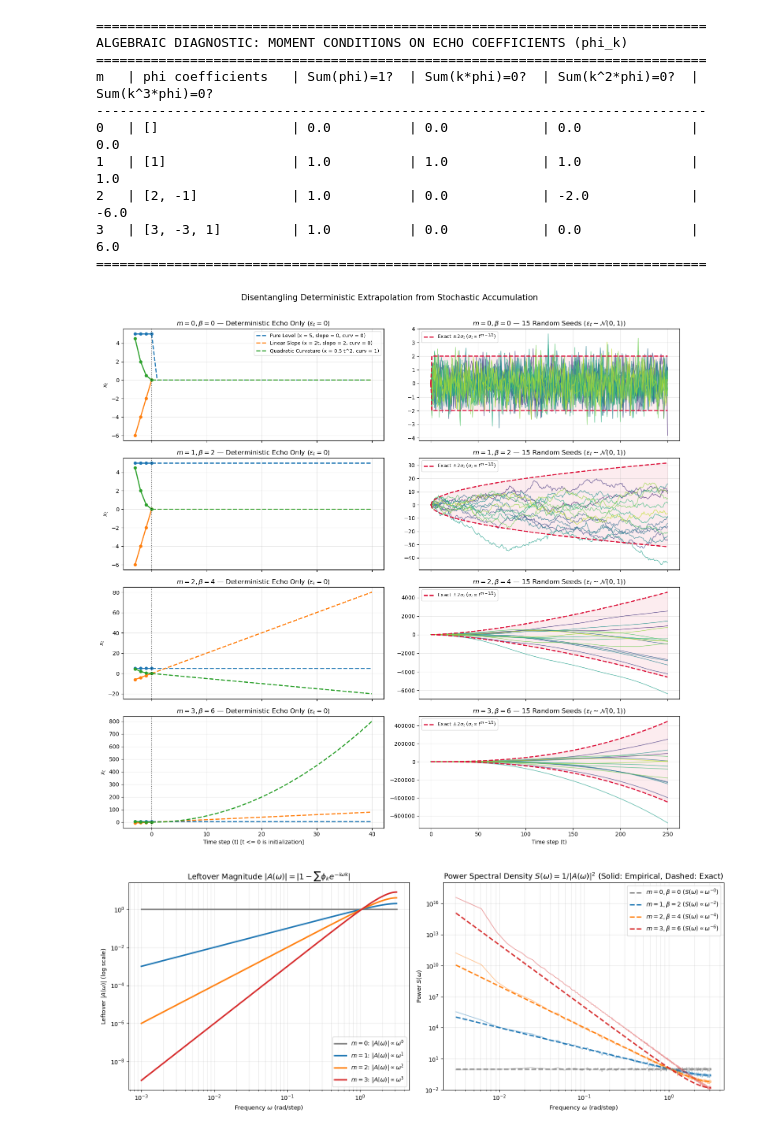
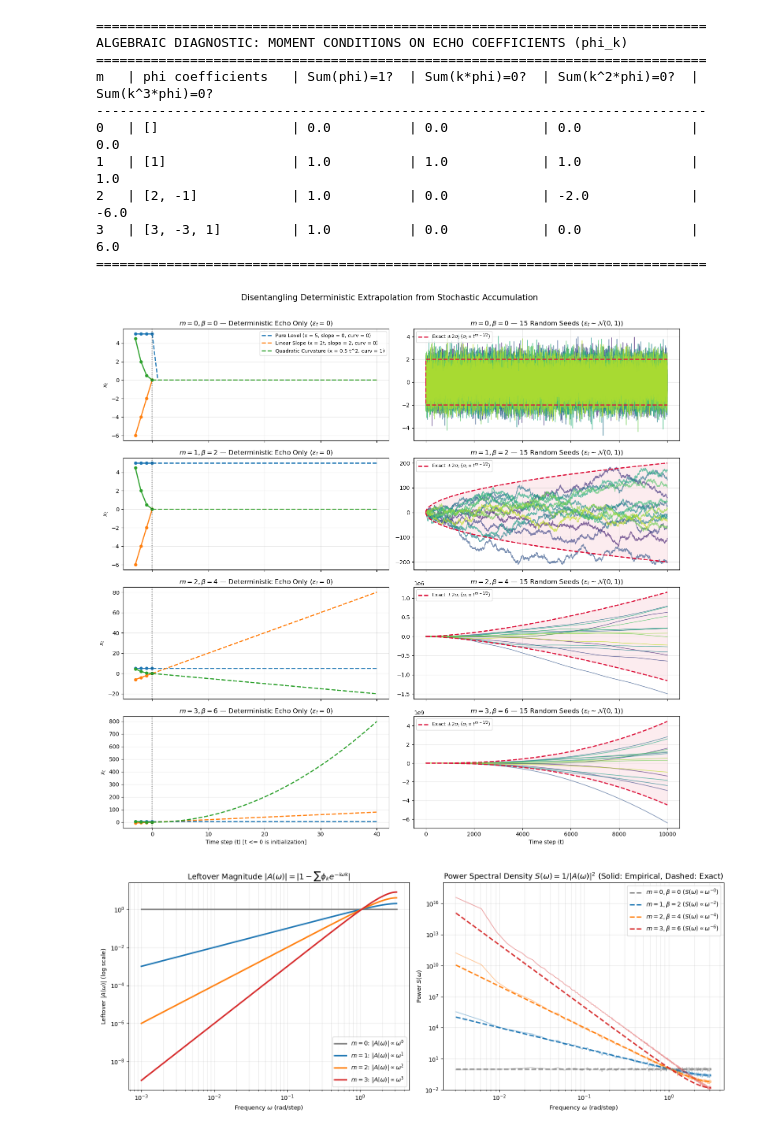
Before and after one commit to A-Potthoff/lab_rotation_1_Levina_Lab, a Jupyter notebook: notebooks/visualize_AR_models.ipynb, the cells around one changed output. Drawn from its saved outputs; the diff is of its cells as text; code cells hidden in the pictures.

```diff
--- a/notebooks/visualize_AR_models.ipynb
+++ b/notebooks/visualize_AR_models.ipynb
@@ -14,7 +14,7 @@ verify_moment_conditions(max_m=3)
 # =====================================================================
 
 n_steps_det = 40    # Shorter horizon to clearly see polynomial extrapolation
-n_steps_stoch = 250 # Horizon for stochastic ensemble
+n_steps_stoch = 10000 # Horizon for stochastic ensemble
 n_seeds = 15        # Number of independent random seeds per model
 
 # Initial histories of length 4 (t = -3, -2, -1, 0) to clearly define
@@ -139,32 +139,32 @@ for m, col in zip(range(4), model_colors):
     ax_psd.loglog(freqs_fft, psd_emp, color=col, alpha=0.45, linewidth=1.2)
     ax_psd.loglog(freqs_fft, psd_theo, color=col, linestyle="--", linewidth=2.2,
                   label=rf"$m={m}, \beta={beta}$ ($S(\omega) \propto \omega^{{-{beta}}}$)")
 
 ax_leftover.set_title(r"Leftover Magnitude $|A(\omega)| = |1 - \sum \phi_k e^{-i\omega k}|$", fontsize=13)
 ax_leftover.set_xlabel(r"Frequency $\omega$ (rad/step)")
 ax_leftover.set_ylabel(r"Leftover $|A(\omega)|$ (log scale)")
 ax_leftover.grid(True, which="both", alpha=0.3)
 ax_leftover.legend(fontsize=10)
 
 ax_psd.set_title(r"Power Spectral Density $S(\omega) = 1 / |A(\omega)|^2$ (Solid: Empirical, Dashed: Exact)", fontsize=13)
 ax_psd.set_xlabel(r"Frequency $\omega$ (rad/step)")
 ax_psd.set_ylabel(r"Power $S(\omega)$")
 ax_psd.set_ylim(1e-2, 1e18)
 ax_psd.grid(True, which="both", alpha=0.3)
 ax_psd.legend(fontsize=10)
 
 fig2.tight_layout()
 plt.show()
 # %% [output]
 ==============================================================================
 ALGEBRAIC DIAGNOSTIC: MOMENT CONDITIONS ON ECHO COEFFICIENTS (phi_k)
 ==============================================================================
 m   | phi coefficients   | Sum(phi)=1?  | Sum(k*phi)=0?  | Sum(k^2*phi)=0?  | Sum(k^3*phi)=0?
 ------------------------------------------------------------------------------
 0   | []                 | 0.0          | 0.0            | 0.0              | 0.0
 1   | [1]                | 1.0          | 1.0            | 1.0              | 1.0
 2   | [2, -1]            | 1.0          | 0.0            | -2.0             | -6.0
 3   | [3, -3, 1]         | 1.0          | 0.0            | 0.0              | 6.0
 ==============================================================================
-[figure, old version]
+[figure, new version]
 [figure]
```
Also changed, not shown: parts of 1 cell of this notebook, 2 other files.
